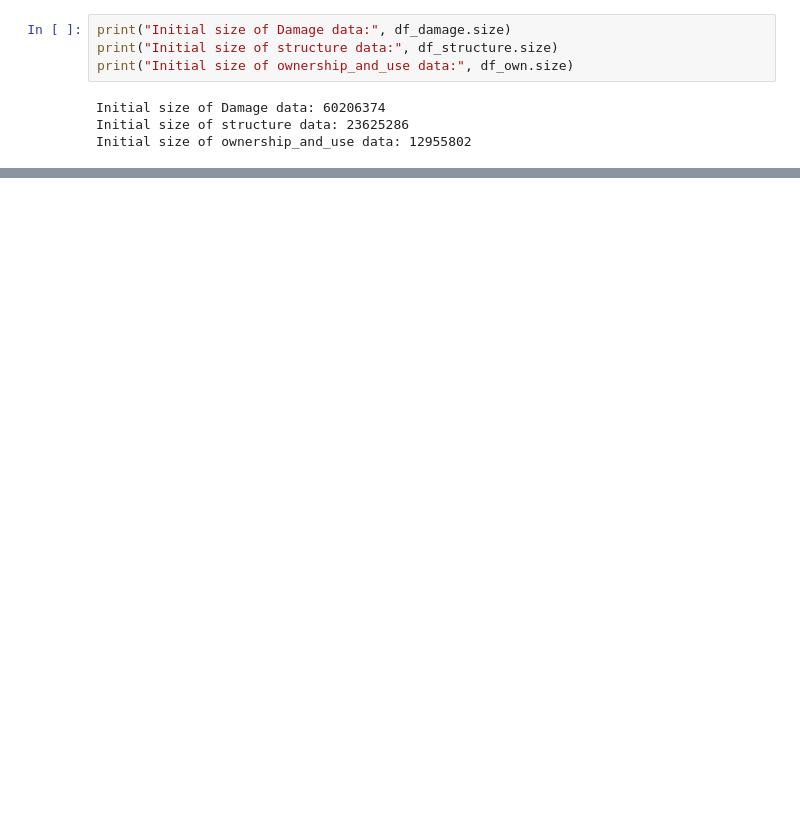
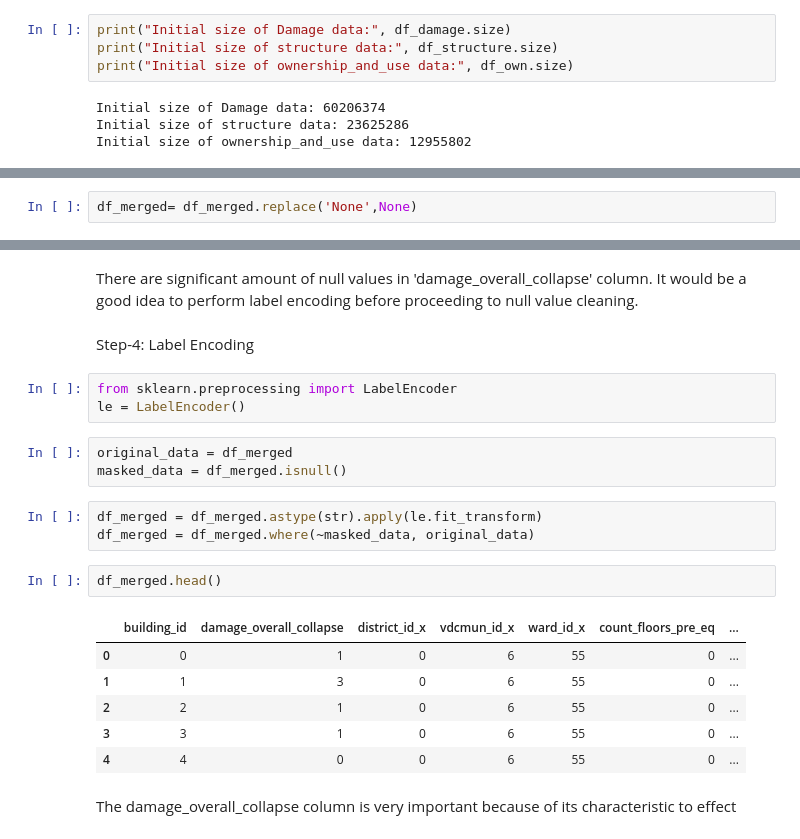
Before and after one commit to navydhara79/cs418-sp23-DarthVader, a Jupyter notebook: IDS_Progress_mid.ipynb, the cells around one changed output, grey strips where cells are left out. Saved outputs shown, nothing was run; the diff lists cells and outputs as text; blank space fills up the shorter version.

Commit message:
Data Cleaning modified:   IDS_Progress_mid.ipynb

```diff
--- a/IDS_Progress_mid.ipynb
+++ b/IDS_Progress_mid.ipynb
@@ -120,0 +141,2 @@ Initial size of ownership_and_use data: 12955802
+# %%
+df_merged= df_merged.replace('None',None)
@@ -120,0 +161,24 @@ Initial size of ownership_and_use data: 12955802
+# %% [markdown]
+There are significant amount of null values in 'damage_overall_collapse' column. It would be a good idea to perform label encoding before proceeding to null value cleaning.
+# %% [markdown]
+Step-4: Label Encoding
+# %%
+from sklearn.preprocessing import LabelEncoder
+le = LabelEncoder()
+# %%
+original_data = df_merged
+masked_data = df_merged.isnull()
+# %%
+df_merged = df_merged.astype(str).apply(le.fit_transform)
+df_merged = df_merged.where(~masked_data, original_data)
+# %%
+df_merged.head()
+# %% [output]
+|  | building_id | damage_overall_collapse | district_id_x | vdcmun_id_x | ward_id_x | count_floors_pre_eq | ... |
+| 0 | 0 | 1 | 0 | 6 | 55 | 0 | ... |
+| 1 | 1 | 3 | 0 | 6 | 55 | 0 | ... |
+| 2 | 2 | 1 | 0 | 6 | 55 | 0 | ... |
+| 3 | 3 | 1 | 0 | 6 | 55 | 0 | ... |
+| 4 | 4 | 0 | 0 | 6 | 55 | 0 | ... |
+# %% [markdown]
+The damage_overall_collapse column is very important because of its characteristic to effect
```
Also changed, not shown: parts of 8 cells of this notebook.
